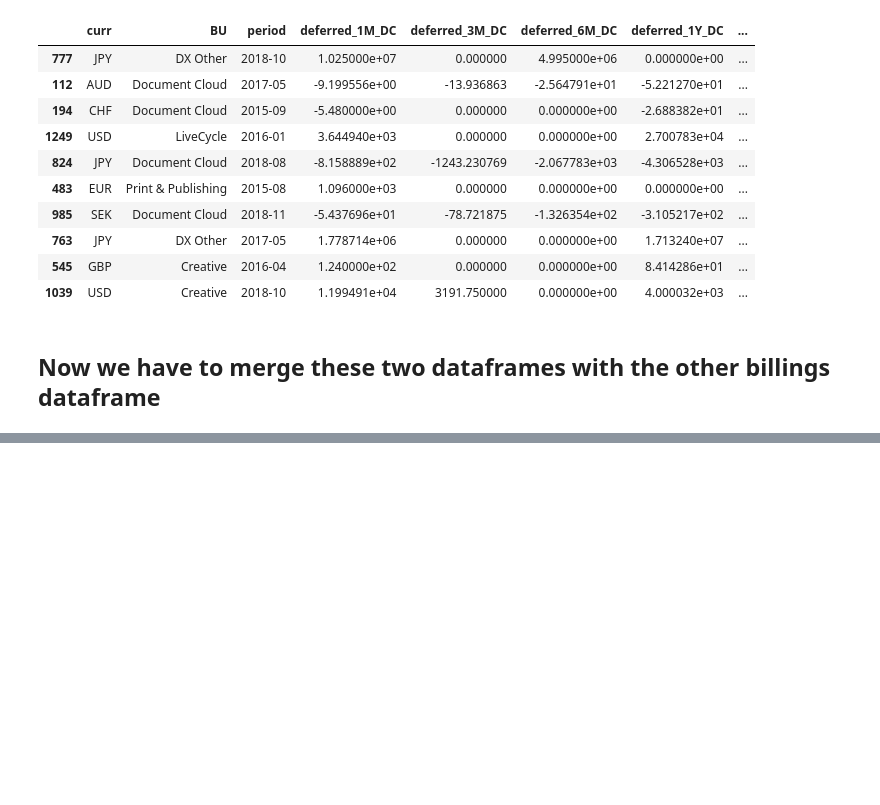
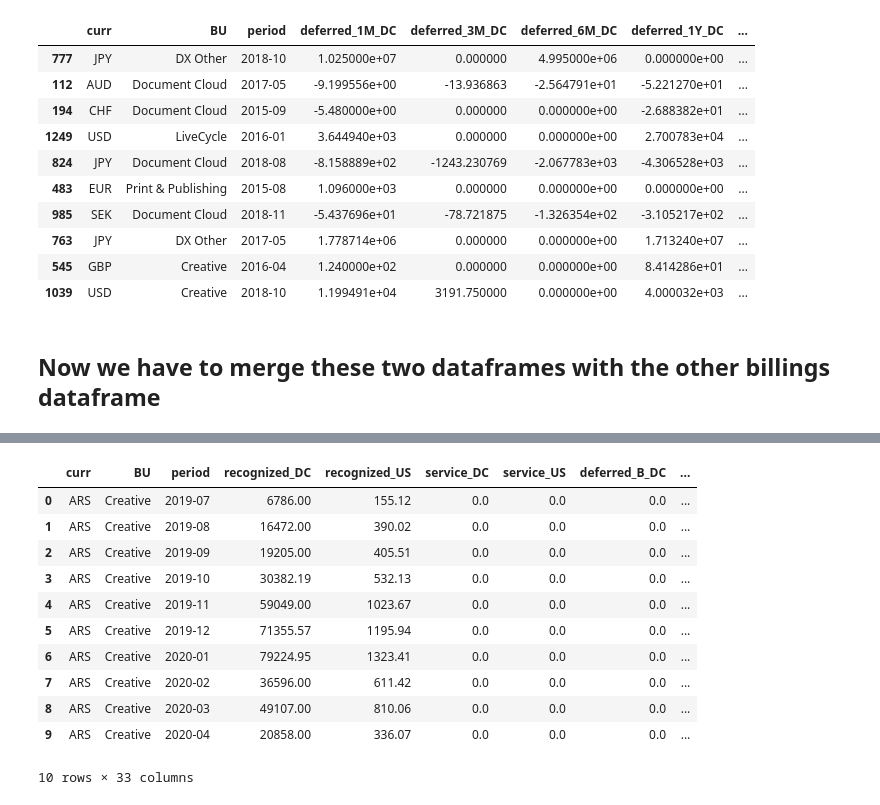
Before and after one commit to davidjsmith44/Deferred_Revenue_Forecast, a Jupyter notebook: notebooks/deferred_new_2020_scratch.ipynb, the cells around one changed output, grey strips where cells are left out. Drawn from its saved outputs; the diff is of its cells as text; code cells hidden in the pictures; blank space fills up the shorter version.

```diff
--- a/notebooks/deferred_new_2020_scratch.ipynb
+++ b/notebooks/deferred_new_2020_scratch.ipynb
@@ -943,0 +1026,15 @@ temp_flat_DC.sample(10)
+# %%
+df_with_all.head(10)
+# %% [output]
+|  | curr | BU | period | recognized_DC | recognized_US | service_DC | service_US | deferred_B_DC | ... |
+| 0 | ARS | Creative | 2019-07 | 6786.00 | 155.12 | 0.0 | 0.0 | 0.0 | ... |
+| 1 | ARS | Creative | 2019-08 | 16472.00 | 390.02 | 0.0 | 0.0 | 0.0 | ... |
+| 2 | ARS | Creative | 2019-09 | 19205.00 | 405.51 | 0.0 | 0.0 | 0.0 | ... |
+| 3 | ARS | Creative | 2019-10 | 30382.19 | 532.13 | 0.0 | 0.0 | 0.0 | ... |
+| 4 | ARS | Creative | 2019-11 | 59049.00 | 1023.67 | 0.0 | 0.0 | 0.0 | ... |
+| 5 | ARS | Creative | 2019-12 | 71355.57 | 1195.94 | 0.0 | 0.0 | 0.0 | ... |
+| 6 | ARS | Creative | 2020-01 | 79224.95 | 1323.41 | 0.0 | 0.0 | 0.0 | ... |
+| 7 | ARS | Creative | 2020-02 | 36596.00 | 611.42 | 0.0 | 0.0 | 0.0 | ... |
+| 8 | ARS | Creative | 2020-03 | 49107.00 | 810.06 | 0.0 | 0.0 | 0.0 | ... |
+| 9 | ARS | Creative | 2020-04 | 20858.00 | 336.07 | 0.0 | 0.0 | 0.0 | ... |
+10 rows × 33 columns
```
Also changed, not shown: parts of 17 cells of this notebook.
